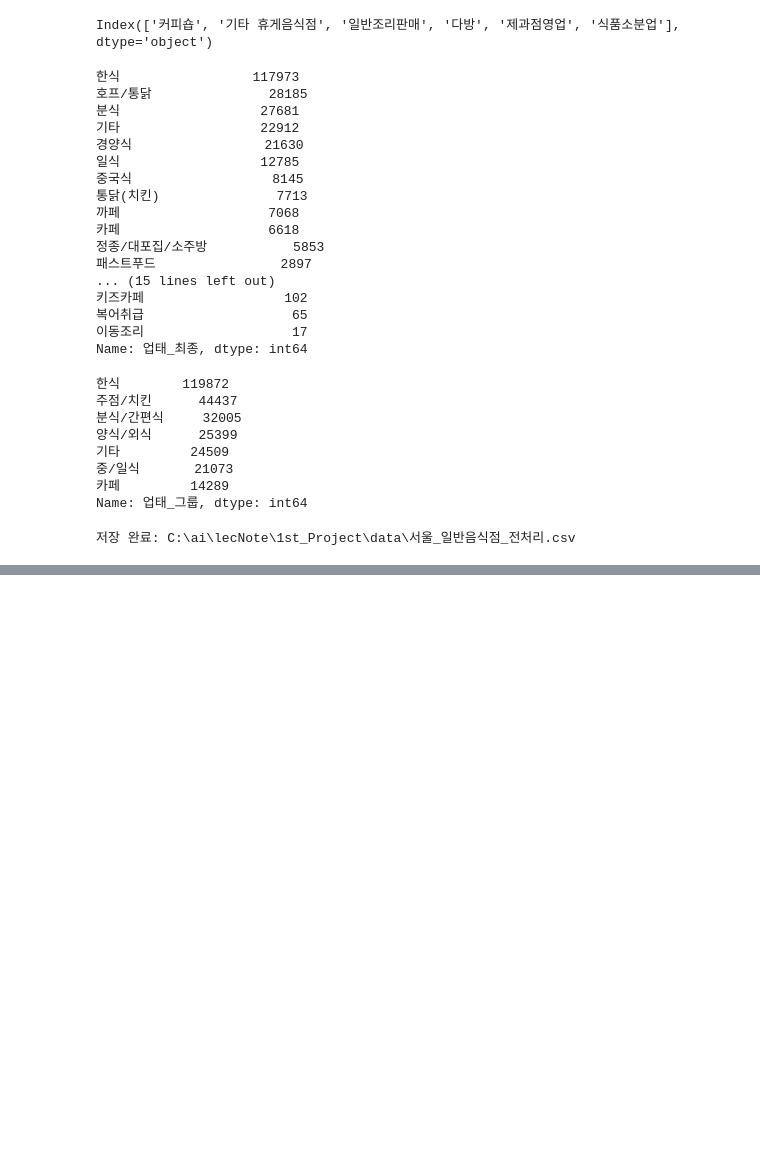
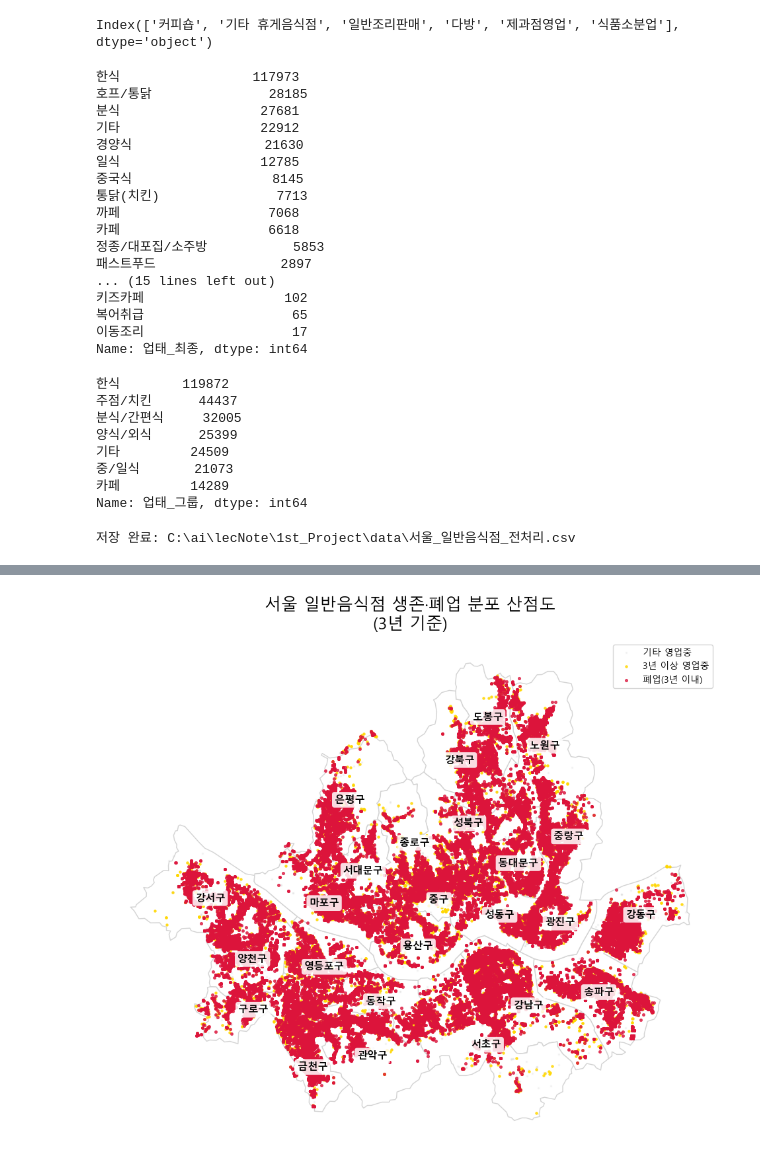
Before and after one commit to drose14789/1st_project, a Jupyter notebook: 일반음식점_전처리.ipynb, the cells around one changed output, grey strips where cells are left out. Drawn from its saved outputs; the diff is of its cells as text; code cells hidden in the pictures; blank space fills up the shorter version.

```diff
--- a/일반음식점_전처리.ipynb
+++ b/일반음식점_전처리.ipynb
@@ -249,0 +483,5 @@ print("저장 완료:", out_path)
+# %%
+df['상태'] = '기타'
+
+df.loc[df['폐업_3년이내'] == 1, '상태'] = '폐업(3년 이내)'
+df.loc[df['생존_3년이상'] == True, '상태'] = '3년 이상 영업중'
@@ -249,0 +499,14 @@ print("저장 완료:", out_path)
+# %%
+
+gdf_points = gpd.GeoDataFrame(
+    df,
+    geometry=[
+        Point(xy) for xy in zip(
+            df['좌표정보x(epsg5174)'],
+            df['좌표정보y(epsg5174)']
+        )
+    ],
+    crs="EPSG:5174"
+)
+
+gdf_points.head()
@@ -249,0 +521,73 @@ print("저장 완료:", out_path)
+# %%
+# 서울 지도 좌표계 변환
+seoul_map_5174 = seoul_map.to_crs(epsg=5174)
+
+fig, ax = plt.subplots(1, 1, figsize=(12, 12))
+
+# 1️⃣ 배경 지도
+seoul_map_5174.plot(
+    ax=ax,
+    color='white',
+    edgecolor='lightgray',
+    linewidth=1
+)
+
+# 2️⃣ 기타 영업중 (배경)
+gdf_points[gdf_points['상태'] == '기타'].plot(
+    ax=ax,
+    markersize=2,
+    color='lightgray',
+    alpha=0.2,
+    label='기타 영업중'
+)
+
+# 3️⃣ 🟡 3년 이상 영업중 (생존)
+gdf_points[gdf_points['상태'] == '3년 이상 영업중'].plot(
+    ax=ax,
+    markersize=5,
+    color='gold',
+    alpha=0.8,
+    label='3년 이상 영업중'
+)
+
+# 4️⃣ 🔴 폐업 (3년 이내)
+gdf_points[gdf_points['상태'] == '폐업(3년 이내)'].plot(
+    ax=ax,
+    markersize=7,
+    color='crimson',
+    alpha=0.75,
+    label='폐업(3년 이내)'
+)
+
+# 5️⃣ 구 이름 표시 (centroid)
+for idx, row in seoul_map_5174.iterrows():
+    x = row.geometry.centroid.x
+    y = row.geometry.centroid.y
+    ax.text(
+        x, y,
+        row['구'],
+        fontsize=11,              # 글자 키움
+        fontweight='bold',        # 굵게
+        ha='center',
+        va='center',
+        color='black',
+        bbox=dict(                # ⭐ 핵심
+            boxstyle='round,pad=0.25',
+            facecolor='white',
+            edgecolor='none',
+            alpha=0.85
+        )
+    )
+
+# 6️⃣ 제목
+ax.set_title(
+    '서울 일반음식점 생존·폐업 분포 산점도\n(3년 기준)',
+    fontsize=18,
+    pad=12
+)
+
+ax.legend()
+ax.axis('off')
+plt.show()
+# %% [output]
+[figure, added]
```
Also changed, not shown: parts of 18 cells of this notebook, 1 other file.
